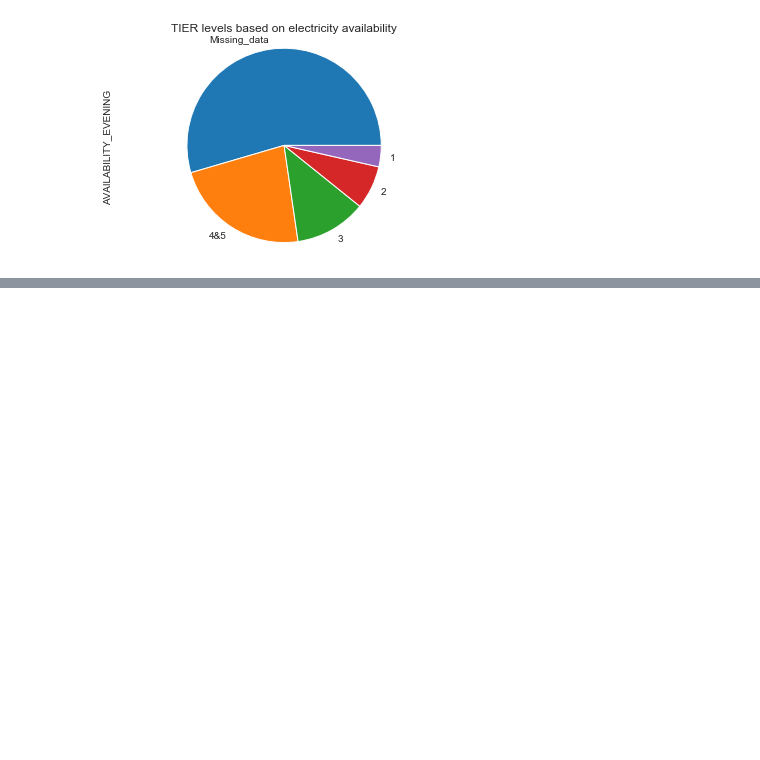
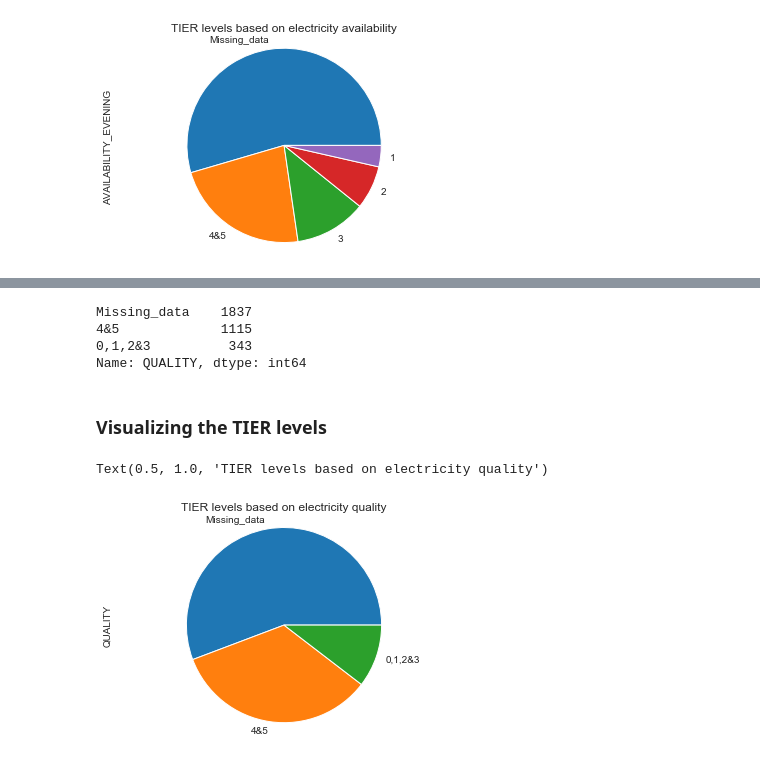
Before and after one commit to HEDERA-PLATFORM/mtf-rwanda-analysis, a Jupyter notebook: Rwanda_MTF.ipynb, the cells around one changed output, grey strips where cells are left out. Saved outputs shown, nothing was run; the diff lists cells and outputs as text; code cells hidden in the pictures; blank space fills up the shorter version.

```diff
--- a/Rwanda_MTF.ipynb
+++ b/Rwanda_MTF.ipynb
@@ -479,0 +696,6 @@ Text(0.5, 1.0, 'TIER levels based on electricity availability')
+# %%
+df_q['C39_new'] = df_q.C39.fillna(value=df_q.C39)
+# %%
+df_q["C39_new"].fillna(11111, inplace = True)
+# %%
+df_q=df_q.replace(to_replace="Don?t know",value=11111)
@@ -479,0 +732,16 @@ Text(0.5, 1.0, 'TIER levels based on electricity availability')
+# %%
+# RELIABILITY
+#Note: conditions for TIER 0,1,2 and 3 are the same and TIER 4 and 5 are the same
+
+
+def conditions(C39_new):
+    if C39_new ==11111:
+        return "Missing_data"
+    elif C39_new=="Yes":
+        return "0,1,2&3"
+    else:
+        return "4&5"
+
+func = np.vectorize(conditions)
+transform = func(df_q.C39_new)
+df_q["QUALITY"] = transform
@@ -479,0 +757,16 @@ Text(0.5, 1.0, 'TIER levels based on electricity availability')
+# %%
+df_q['QUALITY'].value_counts()
+# %% [output]
+Missing_data    1837
+4&5             1115
+0,1,2&3          343
+Name: QUALITY, dtype: int64
+# %% [markdown]
+### Visualizing the TIER levels
+# %%
+df_q.QUALITY.value_counts().plot(kind='pie')
+plt.axis('equal')
+plt.title('TIER levels based on electricity quality')
+# %% [output]
+Text(0.5, 1.0, 'TIER levels based on electricity quality')
+[figure, added]
```
Also changed, not shown: parts of 37 cells of this notebook.
